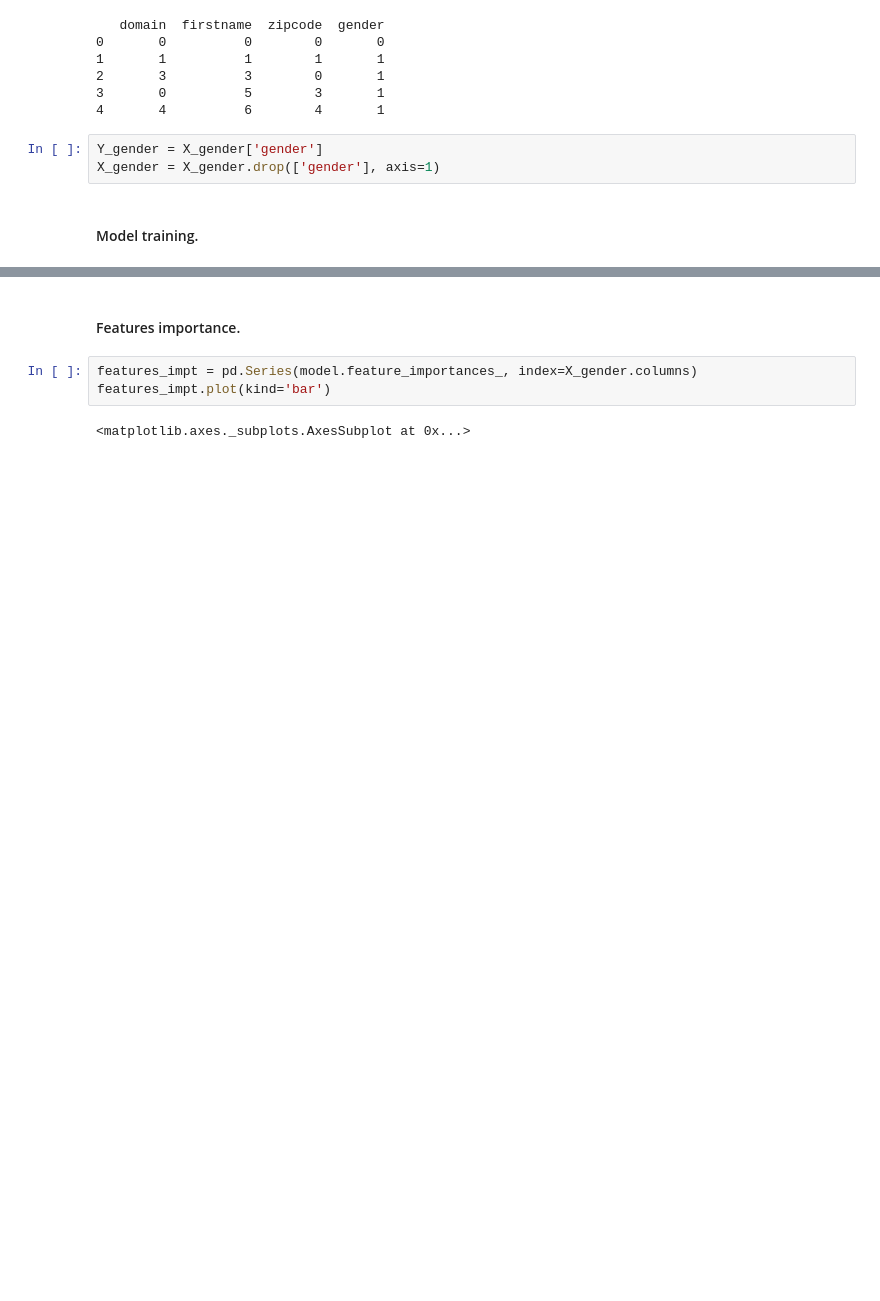
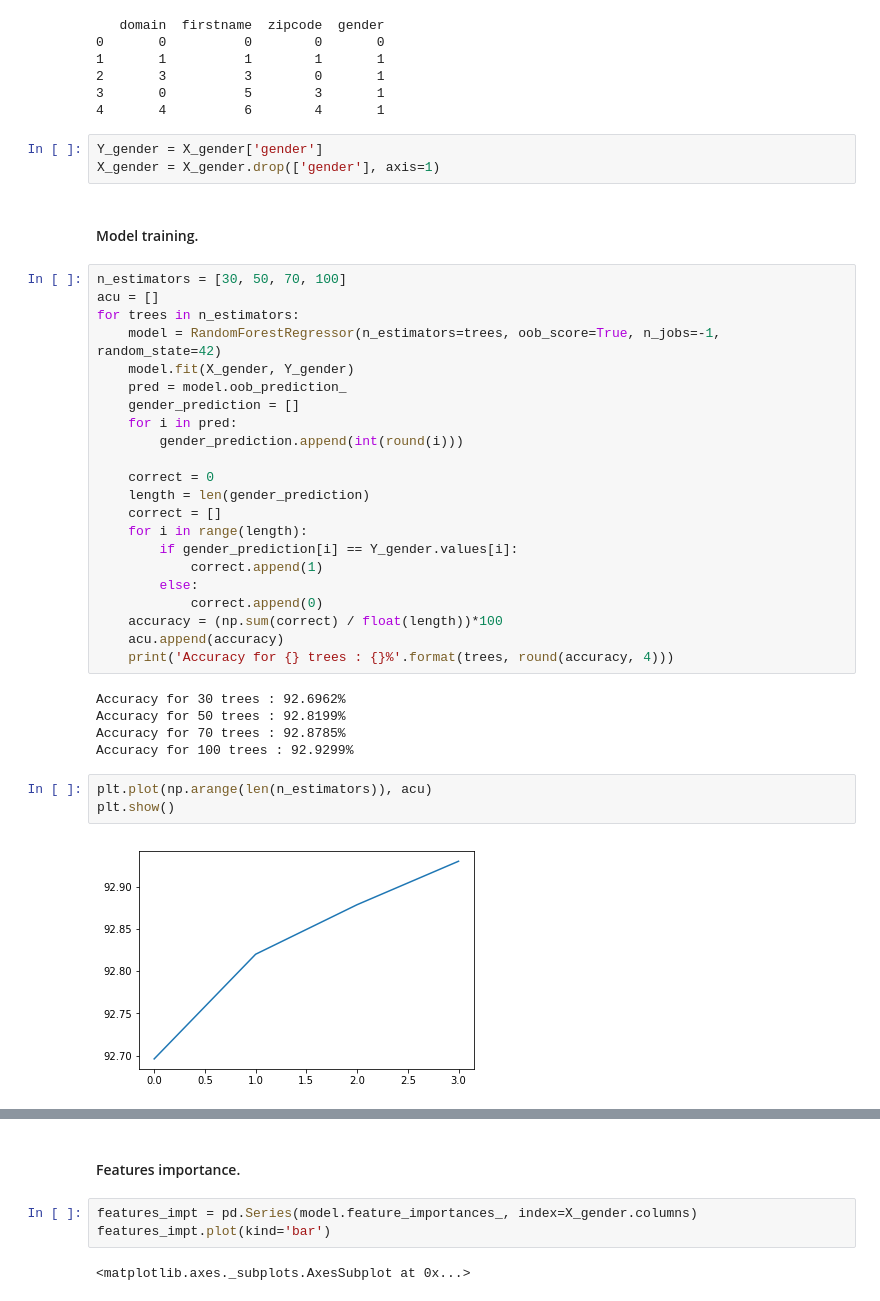
Before and after one commit to Ismaelsj/Missing-data, a Jupyter notebook: notebook.ipynb, the cells around one changed output, grey strips where cells are left out. Cells and saved outputs as stored; diff of their text form; blank space fills up the shorter version.

```diff
--- a/notebook.ipynb
+++ b/notebook.ipynb
@@ -854,3 +895,35 @@ Y_gender = X_gender['gender']
 X_gender = X_gender.drop(['gender'], axis=1)
 # %% [markdown]
 #### Model training.
+# %%
+n_estimators = [30, 50, 70, 100]
+acu = []
+for trees in n_estimators:
+    model = RandomForestRegressor(n_estimators=trees, oob_score=True, n_jobs=-1, random_state=42)
+    model.fit(X_gender, Y_gender)
+    pred = model.oob_prediction_
+    gender_prediction = []
+    for i in pred:
+        gender_prediction.append(int(round(i)))
+
+    correct = 0
+    length = len(gender_prediction)
+    correct = []
+    for i in range(length):
+        if gender_prediction[i] == Y_gender.values[i]:
+            correct.append(1)
+        else:
+            correct.append(0)
+    accuracy = (np.sum(correct) / float(length))*100
+    acu.append(accuracy)
+    print('Accuracy for {} trees : {}%'.format(trees, round(accuracy, 4)))
+# %% [output]
+Accuracy for 30 trees : 92.6962%
+Accuracy for 50 trees : 92.8199%
+Accuracy for 70 trees : 92.8785%
+Accuracy for 100 trees : 92.9299%
+# %%
+plt.plot(np.arange(len(n_estimators)), acu)
+plt.show()
+# %% [output]
+[figure, added]
```
Also changed, not shown: parts of 12 cells of this notebook, 1 other file.
